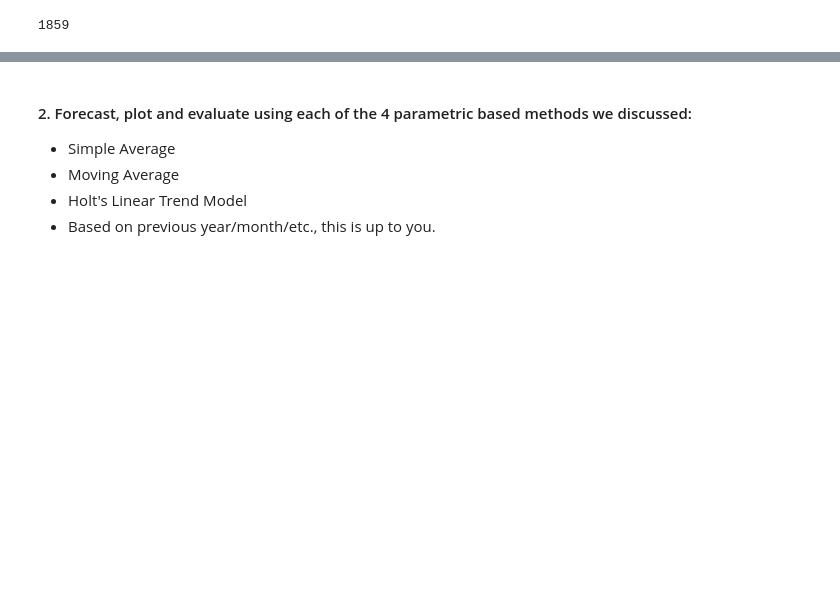
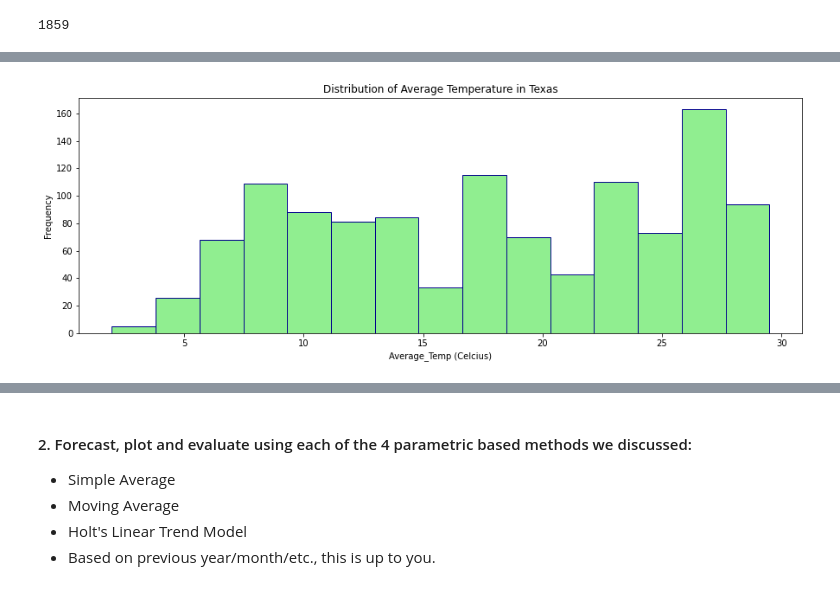
Before and after one commit to barbmarques/time-series-exercises, a Jupyter notebook: Model.ipynb, the cells around one changed output, grey strips where cells are left out. Cells and saved outputs as stored; diff of their text form; code cells hidden in the pictures; blank space fills up the shorter version.

```diff
--- a/Model.ipynb
+++ b/Model.ipynb
@@ -178,0 +227,9 @@ test = df[validate_end_index:]
+# %%
+#look at distribution of our target variable
+plt.figure(figsize=(15, 5))
+train.Average_Temp.plot.hist(bins = 15, color = 'lightgreen', edgecolor = 'darkblue')
+plt.xlabel('Average_Temp (Celcius)')
+plt.title('Distribution of Average Temperature in Texas')
+plt.show()
+# %% [output]
+[figure, added]
```
Also changed, not shown: parts of 110 cells of this notebook.
